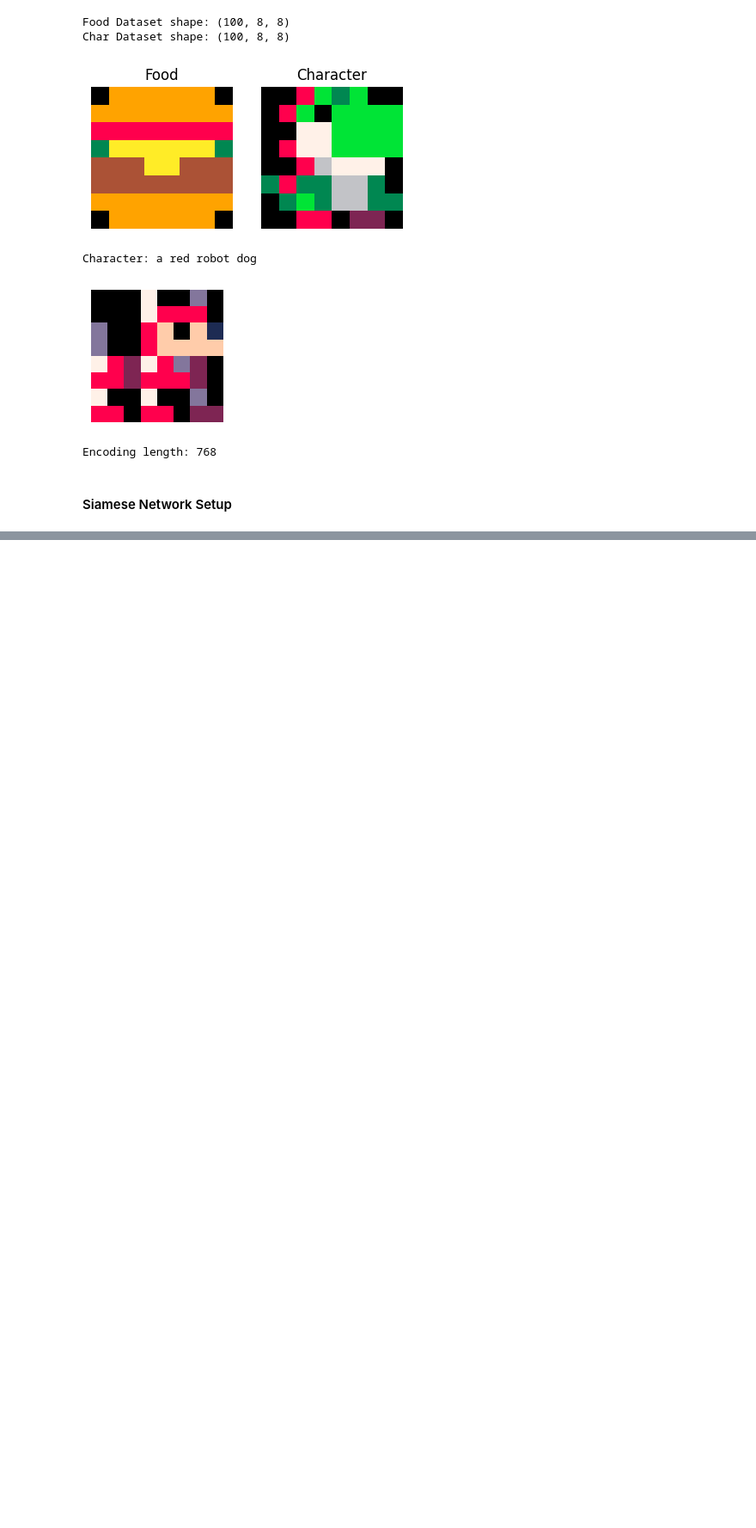
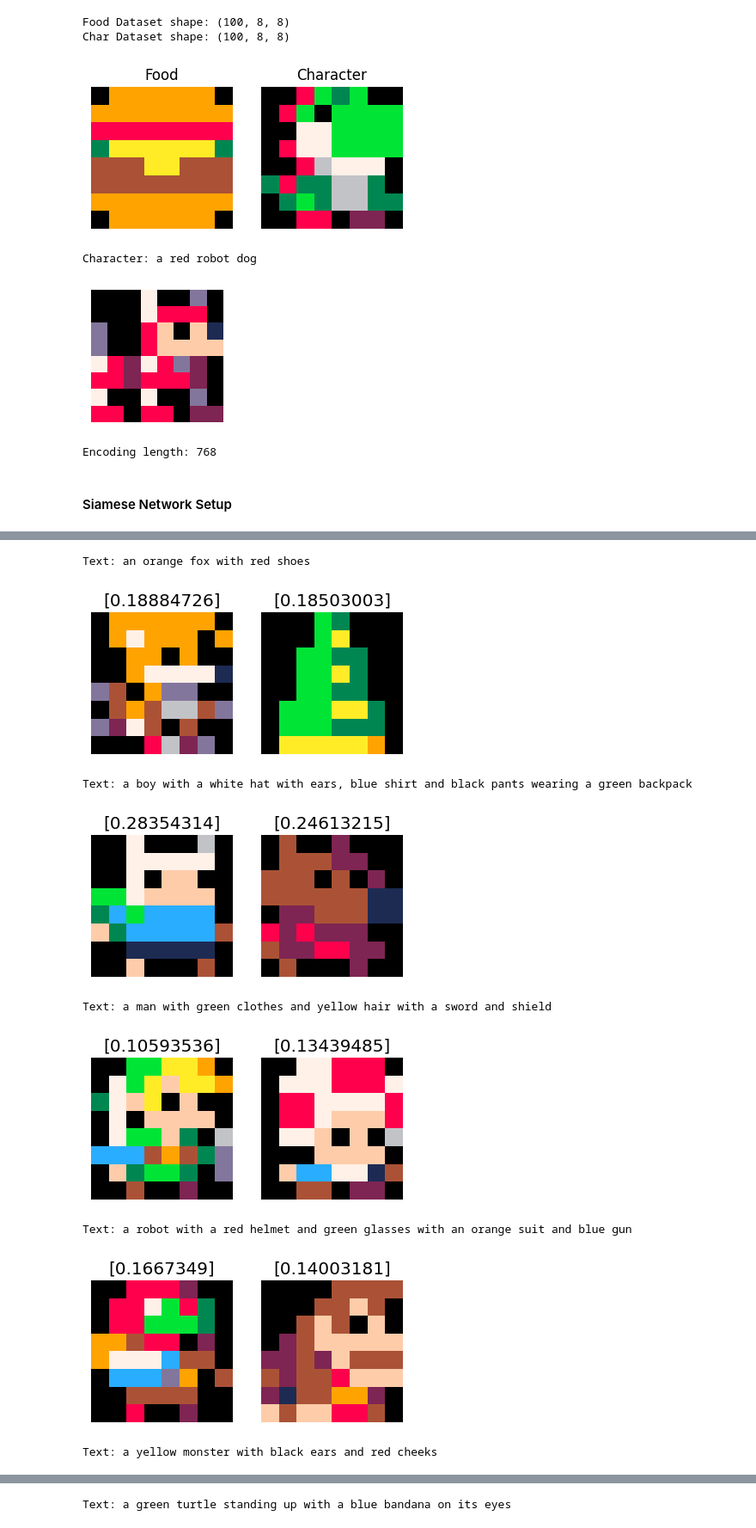
Before and after one commit to MasterMilkX/BMO_chatbot_prototype, a Jupyter notebook: Experimental_Notebooks/sprite_siamese.ipynb, the cells around one changed output, grey strips where cells are left out. Shown at 86% size. Cells and saved outputs as stored; diff of their text form; code cells hidden in the pictures; blank space fills up the shorter version.

```diff
--- a/Experimental_Notebooks/sprite_siamese.ipynb
+++ b/Experimental_Notebooks/sprite_siamese.ipynb
@@ -111,0 +362,25 @@ X_dat, y_dat = pairing(pico_char_dat, pico_char_labels_emb)
+# %%
+NUM_TEST_PAIRS = 5
+
+# get some random samples
+# rand_i = random.sample(range(len(pico_char_dat)), NUM_TEST_PAIRS)
+rand_not_i = random.sample(range(len(pico_char_dat)), NUM_TEST_PAIRS)
+
+# preset samples for comparison
+rand_i = [21,53,90,96,99,30]  #tails, finn, link, samus, pikachu, leonardo
+rand_not_i.append(31)  # add raphael
+# rand_not_i = [0,1,2,3,4,5]  #
+
+
+# get the text and image (and bad imgs)
+test_txt = pico_char_labels[rand_i]
+test_txt_emb = np.array(pico_char_labels_emb)[rand_i]
+test_img = pico_char_dat[rand_i]
+test_not_img = pico_char_dat[rand_not_i]
+
+# show the prediction output from the model
+pos = smn.predict([[test_txt_emb], [test_img]])
+neg = smn.predict([[test_txt_emb], [test_not_img]])
+
+# print(pos.shape)
+# print(neg.shape)
@@ -111,0 +390,15 @@ X_dat, y_dat = pairing(pico_char_dat, pico_char_labels_emb)
+# %%
+# show the output
+for i in range(len(test_txt)):
+    print(f"Text: {test_txt[i]}")
+    showMultiSprPalette([test_img[i],test_not_img[i]],textArr=[pos[i],neg[i]])
+# %% [output]
+Text: an orange fox with red shoes
+[figure, added]
+Text: a boy with a white hat with ears, blue shirt and black pants wearing a green backpack
+[figure, added]
+Text: a man with green clothes and yellow hair with a sword and shield
+[figure, added]
+Text: a robot with a red helmet and green glasses with an orange suit and blue gun
+[figure, added]
+Text: a yellow monster with black ears and red cheeks
@@ -111,0 +406 @@ X_dat, y_dat = pairing(pico_char_dat, pico_char_labels_emb)
+Text: a green turtle standing up with a blue bandana on its eyes
```
Also changed, not shown: parts of 15 cells of this notebook, 2 other files.
